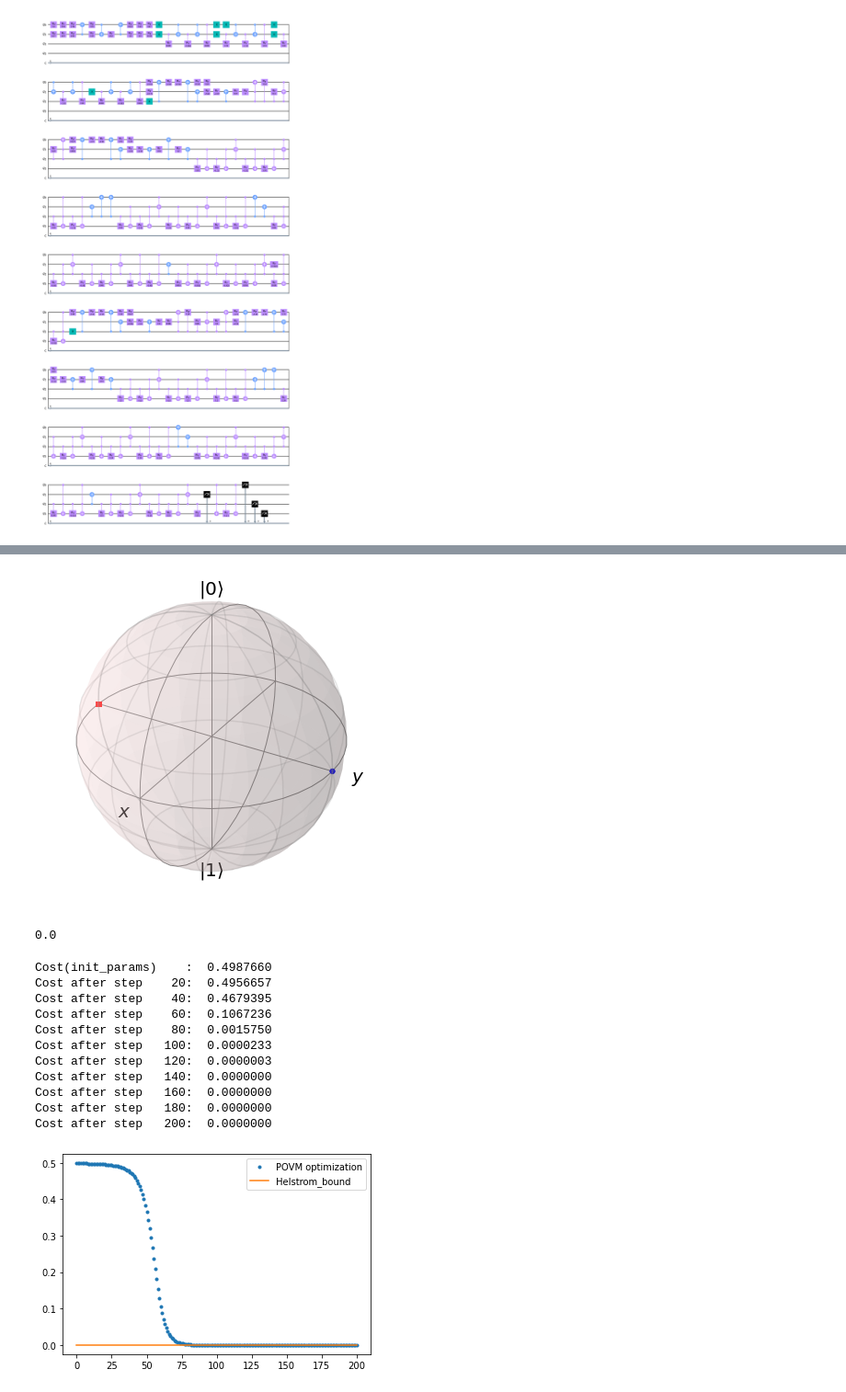
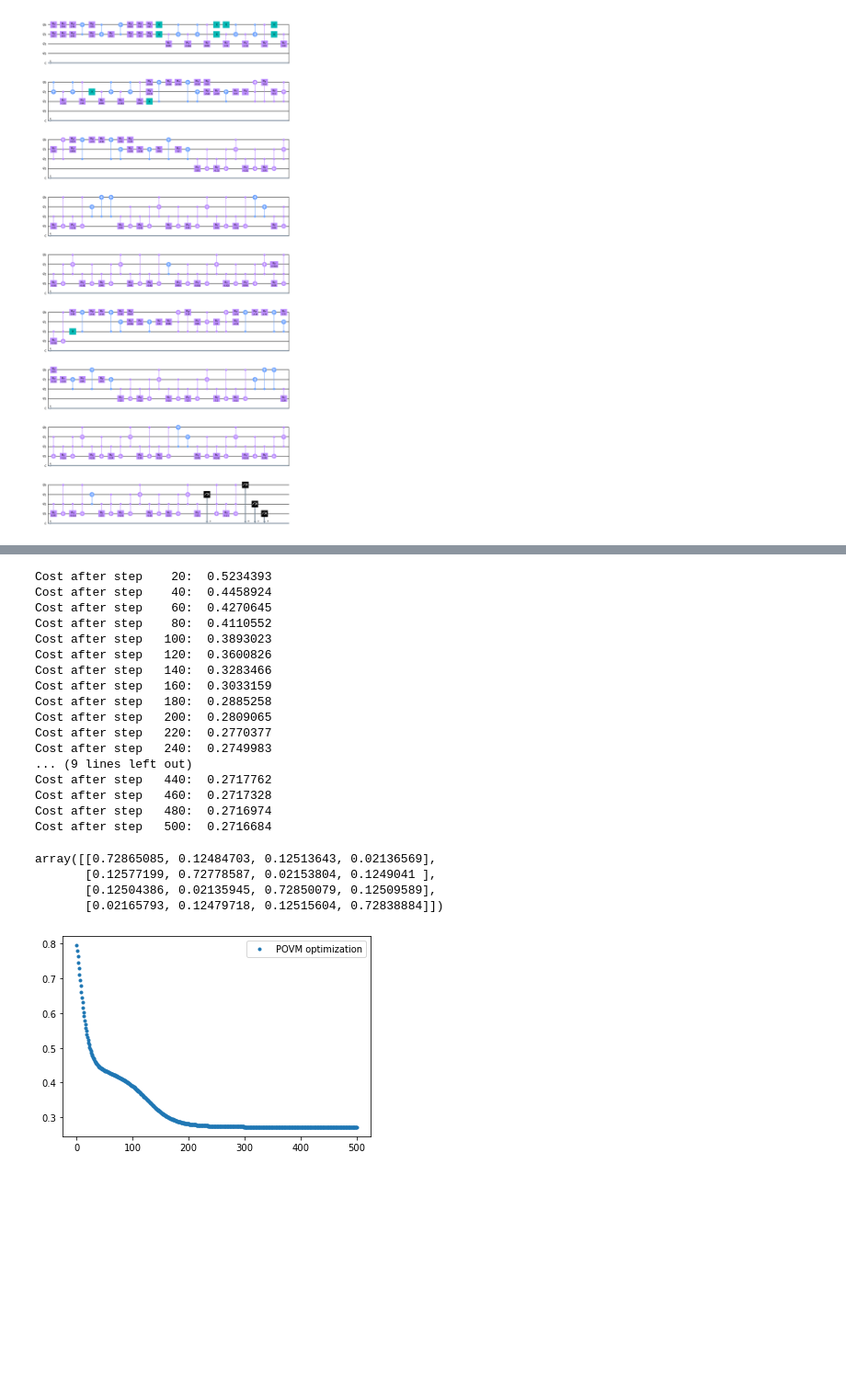
Before and after one commit to dkleeqc/vqsd, a Jupyter notebook: 2qb_povm_clf.ipynb, the cells around one changed output, grey strips where cells are left out. Shown at 92% size. Saved outputs shown, nothing was run; the diff lists cells and outputs as text; code cells hidden in the pictures; blank space fills up the shorter version.

```diff
--- a/2qb_povm_clf.ipynb
+++ b/2qb_povm_clf.ipynb
@@ -2,7 +2,7 @@
 import pennylane as qml
 from pennylane import numpy as np
 import matplotlib.pyplot as plt
-plt.rc('text', usetex=False)
+#plt.rc('text', usetex=False)
 import qutip
 from scipy.linalg import sqrtm
 
@@ -177,5 +181,5 @@ devs = [qml.device('default.qubit', wires=n)] * n
 wires = [0, 1, 2, 3]
 a_priori_probs = [1/n] * n
 
-two_bloch_vecs = [[0,0,1], [1,0,0]]
-dev = qml.device('default.qubit', wires=n)
+two_bloch_vecs = [[[0,0,1], [0,0,1]], [[1,0,0], [0,0,1]], [[0,0,1], [1,0,0]], [[1,0,0], [1,0,0]]]
+#two_bloch_vecs = [[[0,0,1], [0,0,1]], [[0,0,1], [0,0,-1]], [[0,0,-1], [0,0,1]], [[0,0,-1], [0,0,-1]]]
@@ -192,35 +186,37 @@ array([[0.49399011, 0.36842362, 0.08564483, 0.05194144]])
-# %%
-bloch_sphere = qutip.Bloch()
-for i in range(n):
-    bloch_sphere.add_points(bloch_vecs[i])
-bloch_sphere.show()
-# %% [output]
-[figure, removed]
-# %%
-classifier = POVM_clf(2, wires, dev, a_priori_probs, bloch_vecs)
-Helstrom_bound = classifier.spectral_decomp()
-print(Helstrom_bound)
-# %% [output]
-0.0
+# %%
+classifier = TQ_POVM_Clf(4, wires, devs, a_priori_probs, two_bloch_vecs)
 # %%
-steps=200
+steps = 500
 cost_list = classifier.run_opt(steps)
 # %% [output]
-Cost(init_params)    :  0.4987660
-Cost after step    20:  0.4956657
-Cost after step    40:  0.4679395
-Cost after step    60:  0.1067236
-Cost after step    80:  0.0015750
-Cost after step   100:  0.0000233
-Cost after step   120:  0.0000003
-Cost after step   140:  0.0000000
-Cost after step   160:  0.0000000
-Cost after step   180:  0.0000000
-Cost after step   200:  0.0000000
+Cost after step    20:  0.5234393
+Cost after step    40:  0.4458924
+Cost after step    60:  0.4270645
+Cost after step    80:  0.4110552
+Cost after step   100:  0.3893023
+Cost after step   120:  0.3600826
+Cost after step   140:  0.3283466
+Cost after step   160:  0.3033159
+Cost after step   180:  0.2885258
+Cost after step   200:  0.2809065
+Cost after step   220:  0.2770377
+Cost after step   240:  0.2749983
+... (9 lines left out)
+Cost after step   440:  0.2717762
+Cost after step   460:  0.2717328
+Cost after step   480:  0.2716974
+Cost after step   500:  0.2716684
+# %%
+opt_params = classifier.povm_params
+classifier.qnodes(opt_params)
+# %% [output]
+array([[0.72865085, 0.12484703, 0.12513643, 0.02136569],
+       [0.12577199, 0.72778587, 0.02153804, 0.1249041 ],
+       [0.12504386, 0.02135945, 0.72850079, 0.12509589],
+       [0.02165793, 0.12479718, 0.12515604, 0.72838884]])
 # %%
 plt.plot(list(range(steps+1)), cost_list, '.', label='POVM optimization')
-plt.plot(list(range(steps+1)), [Helstrom_bound]*(steps+1), '-', label="Helstrom_bound")
 plt.legend()
 plt.show()
 # %% [output]
-[figure, old version]
+[figure, new version]
```
Also changed, not shown: parts of 56 cells of this notebook.
